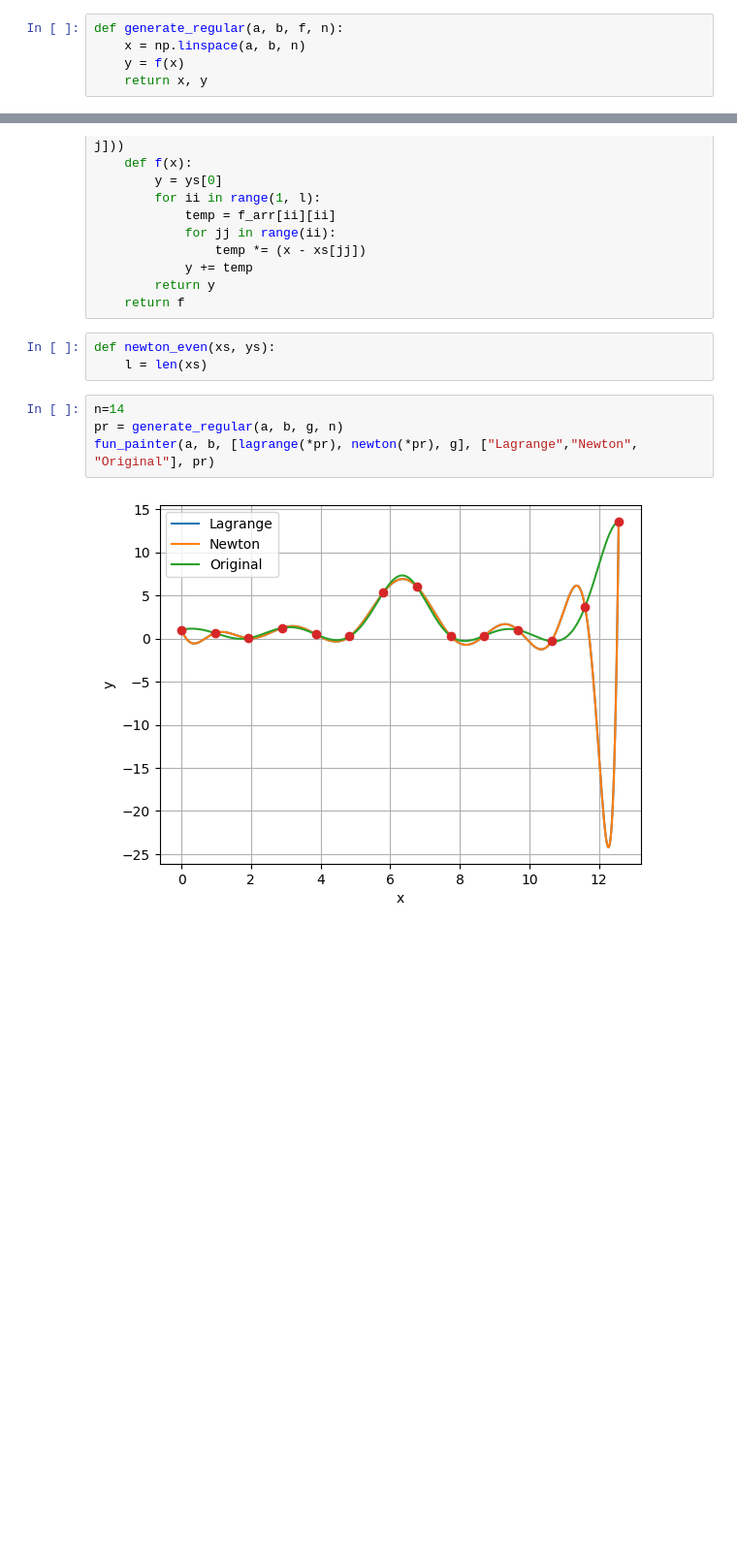
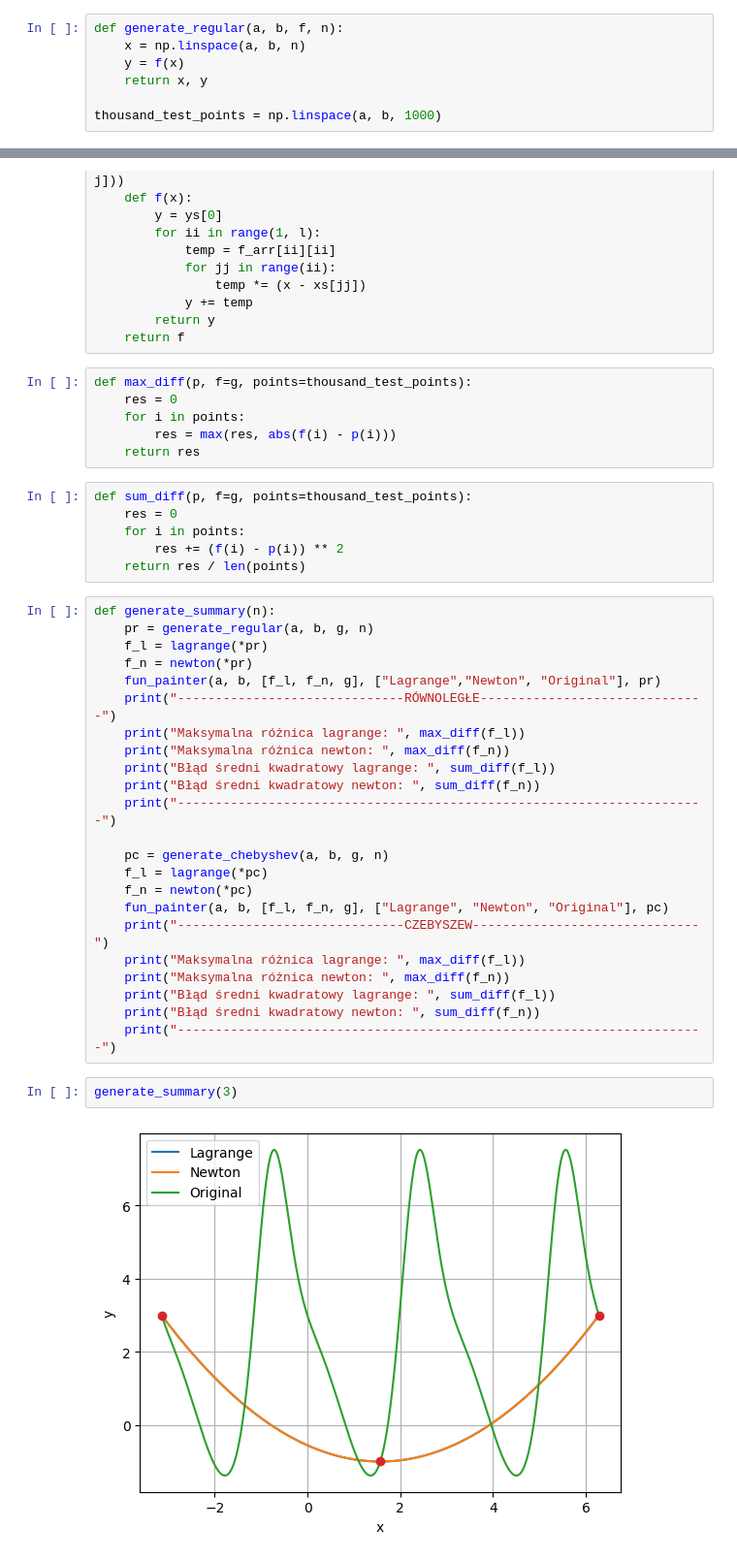
Before and after one commit to podedworny/MOwNiT_excercises, a Jupyter notebook: zad2/zad2.ipynb, the cells around one changed output, grey strips where cells are left out. Shown at 97% size. Drawn from its saved outputs; the diff is of its cells as text; blank space fills up the shorter version.

```diff
--- a/zad2/zad2.ipynb
+++ b/zad2/zad2.ipynb
@@ -32,6 +38,8 @@ def generate_regular(a, b, f, n):
     x = np.linspace(a, b, n)
     y = f(x)
     return x, y
+
+thousand_test_points = np.linspace(a, b, 1000)
 # %%
 def generate_chebyshev(a, b, f, n):
     x = []
@@ -77,11 +85,41 @@ def newton(xs, ys):
         return y
     return f
 # %%
-def newton_even(xs, ys):
-    l = len(xs)
+def max_diff(p, f=g, points=thousand_test_points):
+    res = 0
+    for i in points:
+        res = max(res, abs(f(i) - p(i)))
+    return res
+# %%
+def sum_diff(p, f=g, points=thousand_test_points):
+    res = 0
+    for i in points:
+        res += (f(i) - p(i)) ** 2
+    return res / len(points)
+# %%
+def generate_summary(n):
+    pr = generate_regular(a, b, g, n)
+    f_l = lagrange(*pr)
+    f_n = newton(*pr)
+    fun_painter(a, b, [f_l, f_n, g], ["Lagrange","Newton", "Original"], pr)
+    print("------------------------------RÓWNOLEGŁE------------------------------")
+    print("Maksymalna różnica lagrange: ", max_diff(f_l))
+    print("Maksymalna różnica newton: ", max_diff(f_n))
+    print("Błąd średni kwadratowy lagrange: ", sum_diff(f_l))
+    print("Błąd średni kwadratowy newton: ", sum_diff(f_n))
+    print("----------------------------------------------------------------------")
+
+    pc = generate_chebyshev(a, b, g, n)
+    f_l = lagrange(*pc)
+    f_n = newton(*pc)
+    fun_painter(a, b, [f_l, f_n, g], ["Lagrange", "Newton", "Original"], pc)
+    print("------------------------------CZEBYSZEW------------------------------")
+    print("Maksymalna różnica lagrange: ", max_diff(f_l))
+    print("Maksymalna różnica newton: ", max_diff(f_n))
+    print("Błąd średni kwadratowy lagrange: ", sum_diff(f_l))
+    print("Błąd średni kwadratowy newton: ", sum_diff(f_n))
+    print("----------------------------------------------------------------------")
 # %%
-n=14
-pr = generate_regular(a, b, g, n)
-fun_painter(a, b, [lagrange(*pr), newton(*pr), g], ["Lagrange","Newton", "Original"], pr)
+generate_summary(3)
 # %% [output]
-[figure, old version]
+[figure, new version]
```
Also changed, not shown: parts of 14 cells of this notebook.
